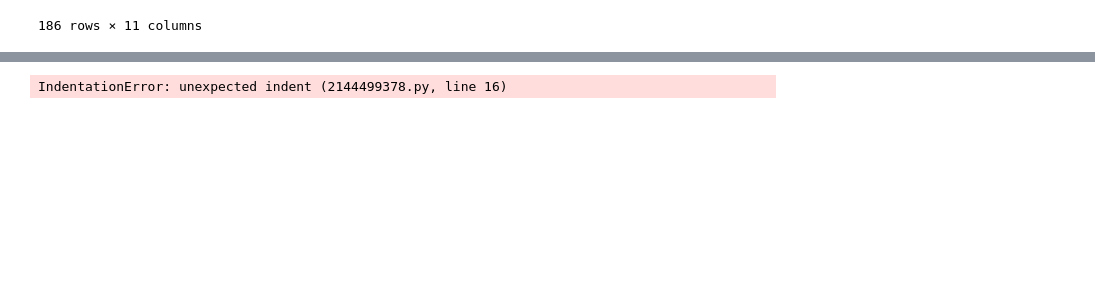
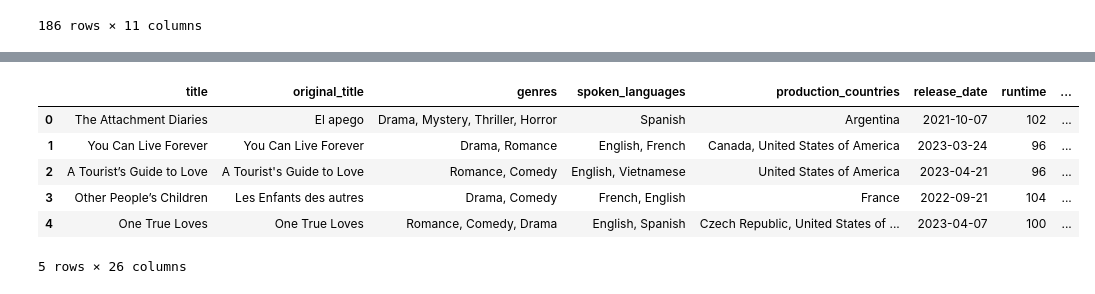
Before and after one commit to temerariimedia/data-sourcing-challenge, a Jupyter notebook: retrieve_movie_data.ipynb, the cells around one changed output, grey strips where cells are left out. Cells and saved outputs as stored; diff of their text form; code cells hidden in the pictures; blank space fills up the shorter version.

```diff
--- a/retrieve_movie_data.ipynb
+++ b/retrieve_movie_data.ipynb
@@ -477,26 +479,32 @@ Index: []
 # %%
 # Remove list brackets and quotation marks on the columns containing lists
 # Create a list of the columns that need fixing
 columns_to_fix = ['genres', 'spoken_languages', 'production_countries']
 
 
 # Create a list of characters to remove
 characters_to_remove = ["[", "]", "'", '"']
 
 # Loop through the list of columns to fix
 for col in columns_to_fix:
     # Convert the column to type 'str'
     df_merged[col] = df_merged[col].astype(str)
 
 
     # Loop through characters to remove
-     for char in characters_to_remove:
+    for char in characters_to_remove:
         df_merged[col] = df_merged[col].str.replace(char, '', regex=False)
 
 # Display the fixed DataFrame
-print(df_merged.head())
+df_merged.head()
 # %% [output]
+|  | title | original_title | genres | spoken_languages | production_countries | release_date | runtime | ... |
+| 0 | The Attachment Diaries | El apego | Drama, Mystery, Thriller, Horror | Spanish | Argentina | 2021-10-07 | 102 | ... |
+| 1 | You Can Live Forever | You Can Live Forever | Drama, Romance | English, French | Canada, United States of America | 2023-03-24 | 96 | ... |
+| 2 | A Tourist’s Guide to Love | A Tourist's Guide to Love | Romance, Comedy | English, Vietnamese | United States of America | 2023-04-21 | 96 | ... |
+| 3 | Other People’s Children | Les Enfants des autres | Drama, Comedy | French, English | France | 2022-09-21 | 104 | ... |
+| 4 | One True Loves | One True Loves | Romance, Comedy, Drama | English, Spanish | Czech Republic, United States of ... | 2023-04-07 | 100 | ... |
-IndentationError: unexpected indent (2144499378.py, line 16)
+5 rows × 26 columns
 # %%
 # Drop "byline.person" column
 if 'byline.person' in df_merged.columns:
```
Also changed, not shown: parts of 7 cells of this notebook, 3 other files.
